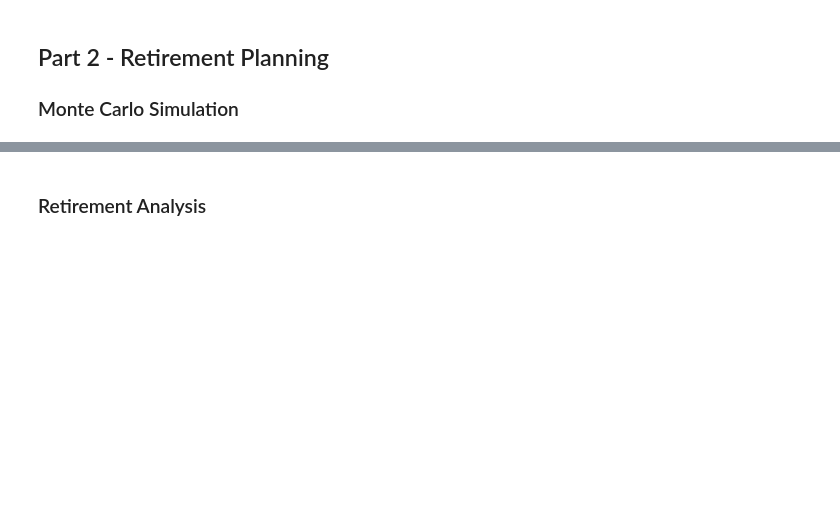
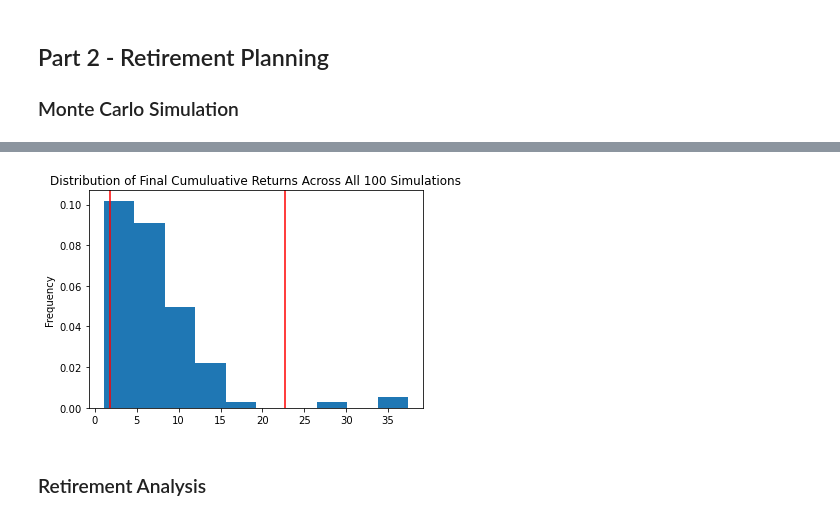
Before and after one commit to Johove83/Learning-APIs, a Jupyter notebook: Financial_Planning/financial-planner.ipynb, the cells around one changed output, grey strips where cells are left out. Cells and saved outputs as stored; diff of their text form; code cells hidden in the pictures; blank space fills up the shorter version.

```diff
--- a/Financial_Planning/financial-planner.ipynb
+++ b/Financial_Planning/financial-planner.ipynb
@@ -213,6 +293,9 @@ df_stock_data.head()
 # %%
 # Plot probability distribution and confidence intervals
-# YOUR CODE HERE!
+
+dist_plot = MC_thirty_yr.plot_distribution()
+# %% [output]
+[figure, added]
 # %% [markdown]
 ### Retirement Analysis
 # %%
```
Also changed, not shown: parts of 22 cells of this notebook, 1 other file.
